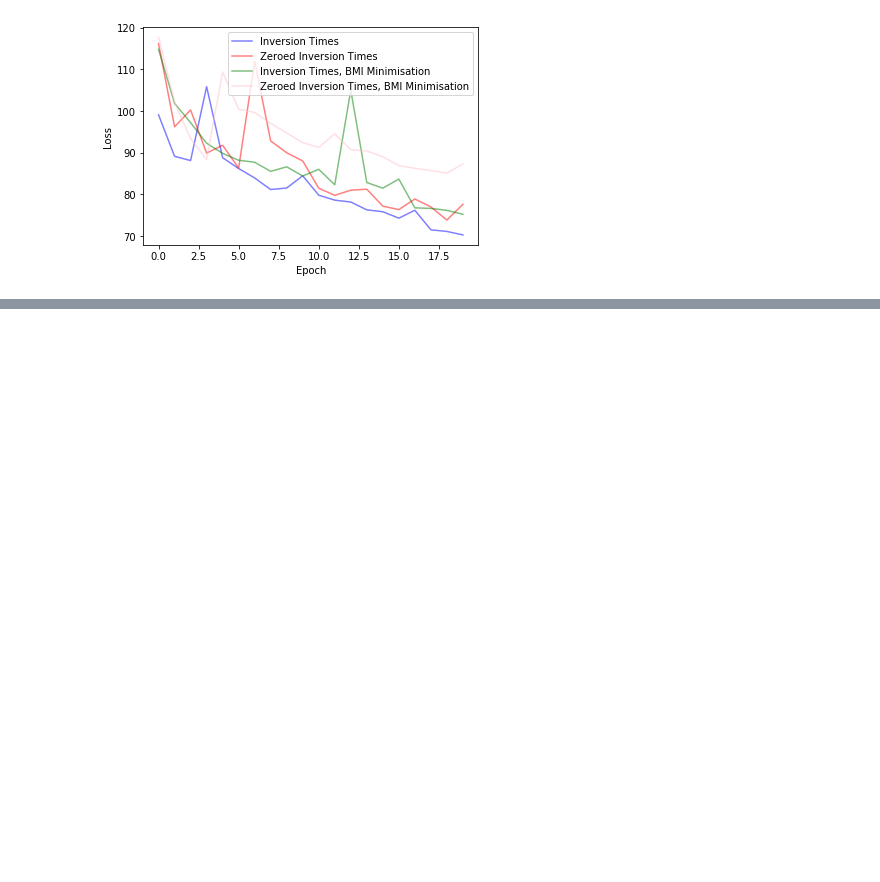
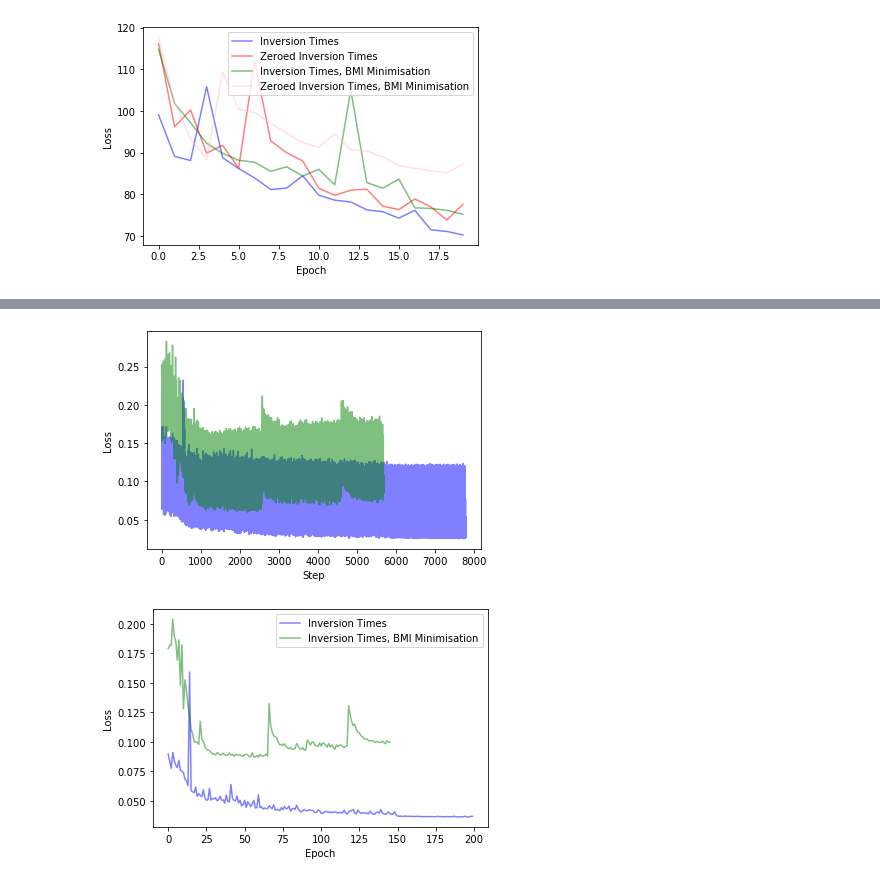
Before and after one commit to hillce/Meta_T1, a Jupyter notebook: figure.ipynb, the cells around one changed output, grey strips where cells are left out. Drawn from its saved outputs; the diff is of its cells as text; code cells hidden in the pictures; blank space fills up the shorter version.

```diff
--- a/figure.ipynb
+++ b/figure.ipynb
@@ -277,0 +322,47 @@ plt.show()
+# %%
+with open("./TrainingLogs/MU_INVT1_LD_INVTIMES_nE200/Val_Loss.json","r") as f:
+    valLossInv = json.load(f)
+
+# with open("./TrainingLogs/MU_INVT1_LD_0INVTIMES_nE200/Val_Loss.json","r") as f:
+#     valLoss0Inv = json.load(f)
+
+with open("./TrainingLogs/MU_INVT1_LD_INVTIMES_BMI_nE200/Val_Loss.json","r") as f:
+    valLossInvBMI = json.load(f)
+
+# with open("./TrainingLogs/MU_INVT1_LD_0INVTIMES_BMI_nE200/Val_Loss.json","r") as f:
+#     valLoss0InvBMI = json.load(f)
+
+valLossInv = np.array(valLossInv)
+# valLoss0Inv = np.array(valLoss0Inv)
+valLossInvBMI = np.array(valLossInvBMI)
+# valLoss0InvBMI = np.array(valLoss0InvBMI)
+
+valLossInvFlat = valLossInv.flatten()
+# valLoss0InvFlat = valLoss0Inv.flatten()
+valLossInvBMIFlat = valLossInvBMI.flatten()
+# valLoss0InvBMIFlat = valLoss0InvBMI.flatten()
+
+valLossInvMean = np.mean(valLossInv,axis=1)
+# valLoss0InvMean = np.mean(valLoss0Inv,axis=1)
+valLossInvBMIMean = np.mean(valLossInvBMI,axis=1)
+# valLoss0InvBMIMean = np.mean(valLoss0InvBMI,axis=1)
+
+plt.plot(valLossInvFlat,"b",alpha=0.5)
+# plt.plot(valLoss0InvFlat,"r",alpha=0.5)
+plt.plot(valLossInvBMIFlat,"g",alpha=0.5)
+# plt.plot(valLoss0InvBMIFlat,"pink",alpha=0.5)
+plt.xlabel("Step")
+plt.ylabel("Loss")
+plt.show()
+
+plt.plot(valLossInvMean,"b",alpha=0.5,label="Inversion Times")
+# plt.plot(valLoss0InvMean,"r",alpha=0.5,label="Zeroed Inversion Times")
+plt.plot(valLossInvBMIMean,"g",alpha=0.5,label="Inversion Times, BMI Minimisation")
+# plt.plot(valLoss0InvBMIMean,"pink",alpha=0.5,label="Zeroed Inversion Times, BMI Minimisation")
+plt.xlabel("Epoch")
+plt.ylabel("Loss")
+plt.legend()
+plt.show()
+# %% [output]
+[figure, added]
+[figure, added]
```
Also changed, not shown: parts of 1 cell of this notebook, 3 other files.
